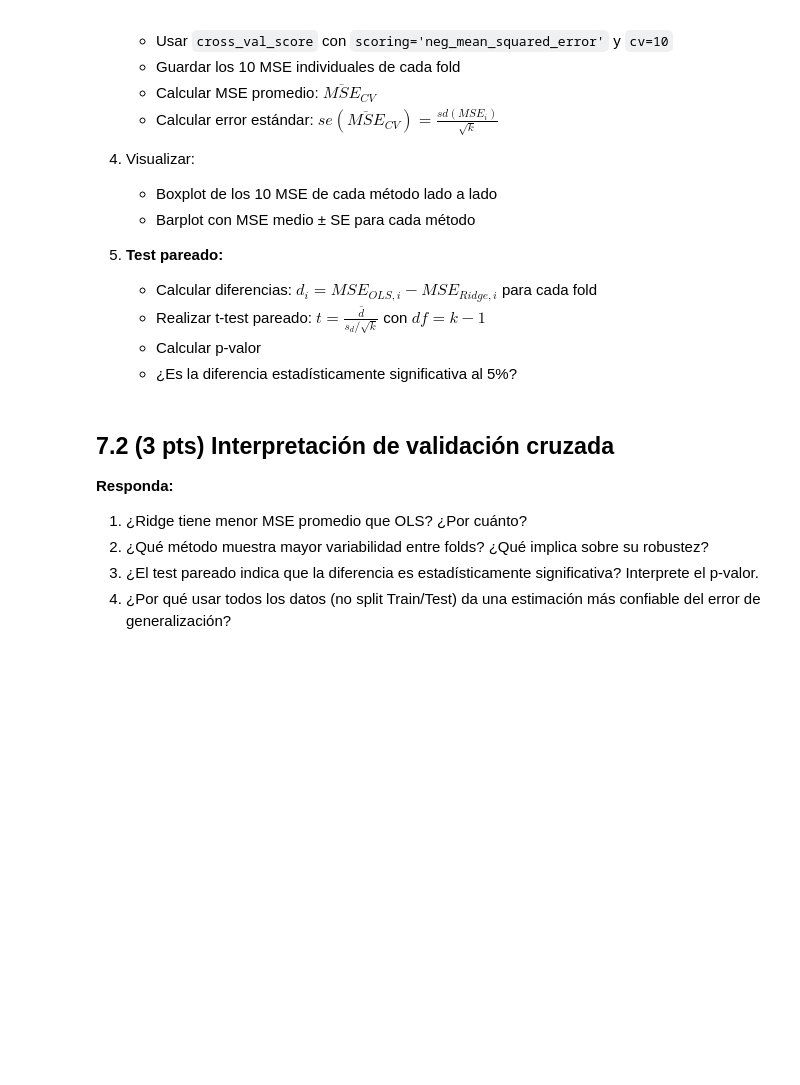
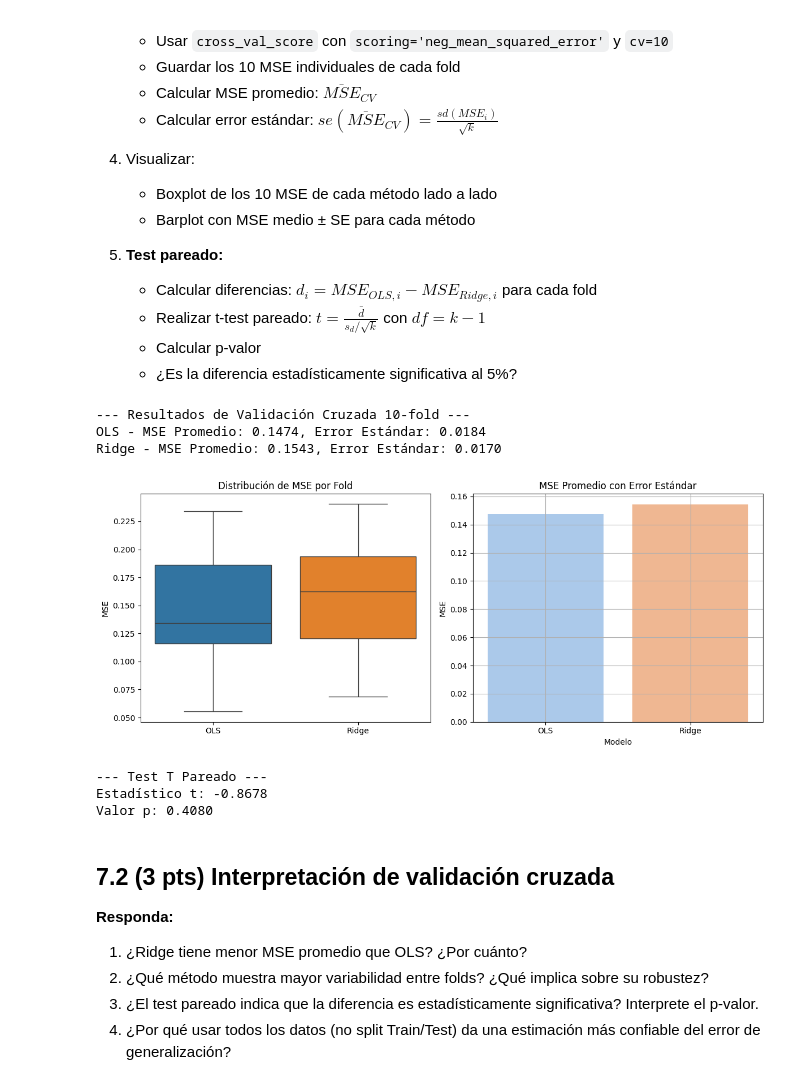
Before and after one commit to Taki3995/Tarea-2-EA, a Jupyter notebook: Tarea_2-ICD3152-2-2025.ipynb, the cells around one changed output. Cells and saved outputs as stored; diff of their text form; code cells hidden in the pictures; blank space fills up the shorter version.

```diff
--- a/Tarea_2-ICD3152-2-2025.ipynb
+++ b/Tarea_2-ICD3152-2-2025.ipynb
@@ -1098,3 +1077,72 @@ from scipy.stats import ttest_rel
+# %%
+# Su código aquí - Validación cruzada k-fold
+from sklearn.model_selection import cross_val_score, KFold
+from scipy.stats import ttest_rel
+
+# Paso 1: Todos los datos
+x_full = X_predictors
+y_full = y_target.values
+
+# Paso 2: Realizar 10-fold CV para OLS y Ridge
+cv = 10
+
+# OLS
+ols_model_cv = LinearRegression()
+ols_mse_scores = -cross_val_score(ols_model_cv, x_full, y_full, cv = cv, scoring = 'neg_mean_squared_error')
+
+# Ridge con λ*
+ridge_model_cv = Ridge(alpha = optimal_lambda)
+ridge_scores = -cross_val_score(ridge_model_cv, x_full, y_full, cv = cv, scoring = 'neg_mean_squared_error')
+
+# Paso 3: Modelos
+ols_mean = np.mean(ols_mse_scores)
+ridge_mean = np.mean(ridge_scores)
+ols_se = np.std(ols_mse_scores, ddof = 1) / np.sqrt(cv)
+ridge_se = np.std(ridge_scores, ddof = 1) / np.sqrt(cv)
+
+print(f"\n--- Resultados de Validación Cruzada {cv}-fold ---")
+print(f"OLS - MSE Promedio: {ols_mean:.4f}, Error Estándar: {ols_se:.4f}")
+print(f"Ridge - MSE Promedio: {ridge_mean:.4f}, Error Estándar: {ridge_se:.4f}")
+
+# Paso 4: Visualizar
+plt.figure(figsize=(12, 5))
+
+# Boxplot
+plt.subplot(1, 2, 1)
+sns.boxplot(data=pd.DataFrame({'OLS': ols_mse_scores, 'Ridge': ridge_scores}))
+plt.ylabel('MSE')
+plt.title('Distribución de MSE por Fold')
+
+# Barplot con error estándar
+plt.subplot(1, 2, 2)
+mse_df = pd.DataFrame({
+    'Modelo': ['OLS', 'Ridge'],
+    'MSE Promedio': [ols_mean, ridge_mean],
+    'Error Estándar': [ols_se, ridge_se]
+})
+sns.barplot(data=mse_df, x='Modelo', y='MSE Promedio', palette='pastel', capsize=0.2)
+plt.title('MSE Promedio con Error Estándar')
+plt.ylabel('MSE')
+plt.grid(True)
+
+plt.tight_layout()
+plt.show()
+
+# Paso 5: Test pareado
+t_stat, p_value = ttest_rel(ols_mse_scores, ridge_scores)
+diferencia = ols_mean - ridge_mean
+
+print(f"\n--- Test T Pareado ---")
+print(f"Estadístico t: {t_stat:.4f}")
+print(f"Valor p: {p_value:.4f}")
+# %% [output]
+--- Resultados de Validación Cruzada 10-fold ---
+OLS - MSE Promedio: 0.1474, Error Estándar: 0.0184
+Ridge - MSE Promedio: 0.1543, Error Estándar: 0.0170
+[figure, added]
+--- Test T Pareado ---
+Estadístico t: -0.8678
+Valor p: 0.4080
 # %% [markdown]
 ## 7.2 (3 pts) Interpretación de validación cruzada
 
```
Also changed, not shown: parts of 4 cells of this notebook.
